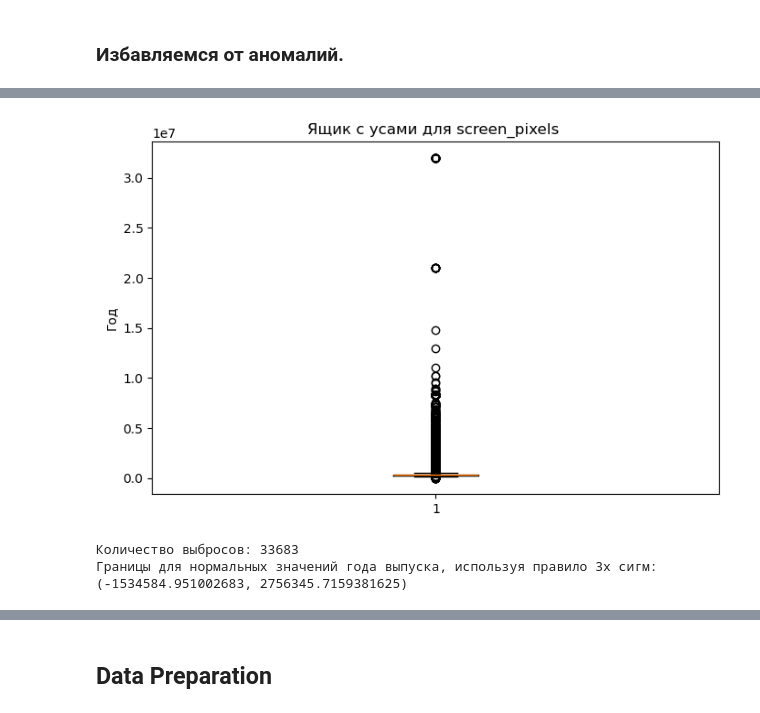
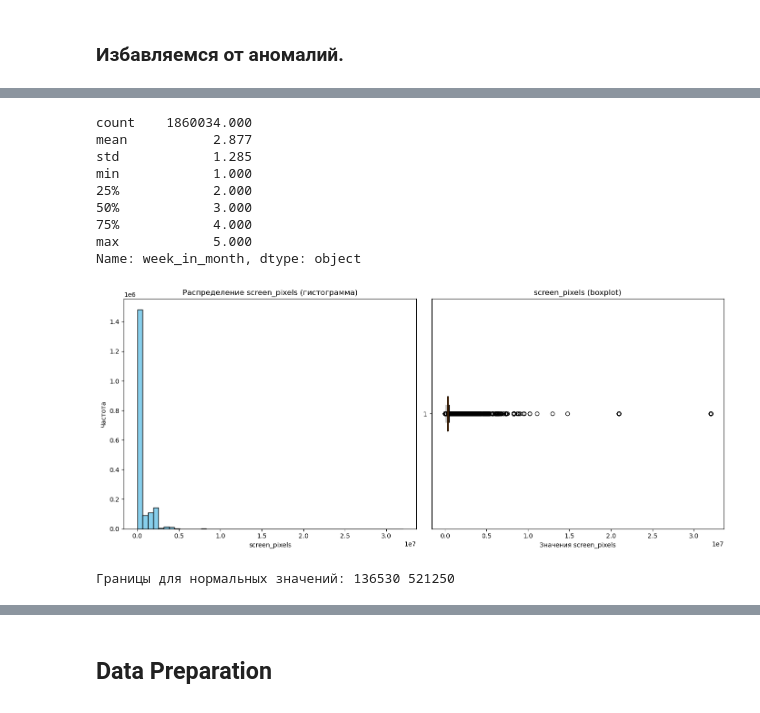
Before and after one commit to alexbykovchenko/FinalWork, a Jupyter notebook: Final_works.ipynb, the cells around one changed output, grey strips where cells are left out. Saved outputs shown, nothing was run; the diff lists cells and outputs as text; code cells hidden in the pictures.

```diff
--- a/Final_works.ipynb
+++ b/Final_works.ipynb
@@ -302,0 +348,2 @@ msno.matrix(df_prepared);
+# %%
+brand_os_mapping =filtered_df.groupby('device_brand')['device_os'].first().to_dict()
@@ -302,0 +356,13 @@ msno.matrix(df_prepared);
+# %%
+# Удаляем ненужные/лишние колонки
+
+columns_to_drop = [
+    'session_id',
+    'client_id',
+    'visit_date',
+    'visit_time',
+     'device_screen_resolution',
+     'device_model'
+]
+
+df_prepared.drop(columns_to_drop, axis=1, inplace=True)
@@ -303,6 +395,4 @@ msno.matrix(df_prepared);
 # %%
-df_prepared['device_model'] = df_prepared['device_model'].fillna('other')
-
 
 # Сохраним в переменную numerical имена всех числовых признаков нашего датасета
 numerical = df_prepared.select_dtypes(include=['int64', 'float64']).columns
@@ -357,5 +431,2 @@ df_prepared.to_csv('data/df_prepared.csv', index=False)
 # %% [markdown]
 ### Избавляемся от аномалий.
-# %%
-df_prepared = pd.read_csv('data/df_prepared.csv', low_memory=False)
-df_prepared.shape
@@ -405,0 +560,12 @@ from matplotlib.ticker import FormatStrFormatter
+# %%
+df_prepared['week_in_month'].describe().apply(lambda x: f'{x:0.3f}')
+# %% [output]
+count    1860034.000
+mean           2.877
+std            1.285
+min            1.000
+25%            2.000
+50%            3.000
+75%            4.000
+max            5.000
+Name: week_in_month, dtype: object
@@ -406,7 +574,23 @@ from matplotlib.ticker import FormatStrFormatter
 # %%
-plt.figure(figsize=(8, 5))
-plt.boxplot(df_prepared.screen_pixels)
-plt.ylabel('Год')
-plt.title('Ящик с усами для screen_pixels ');
+# Построение гистограммы и ящика с усами для screen_pixels
+
+# Визуализация
+plt.figure(figsize=(14, 6))
+
+# Гистограмма
+plt.subplot(1, 2, 1)
+plt.hist(df_prepared['screen_pixels'], bins=50, color='skyblue', edgecolor='black')
+plt.title('Распределение screen_pixels (гистограмма)')
+plt.xlabel('screen_pixels')
+plt.ylabel('Частота')
+
+# Ящик с усами
+plt.subplot(1, 2, 2)
+plt.boxplot(df_prepared['screen_pixels'], vert=False)
+plt.title('screen_pixels (boxplot)')
+plt.xlabel('Значения screen_pixels')
+
+plt.tight_layout()
+plt.show()
 # %% [output]
-[figure, old version]
+[figure, new version]
@@ -420,8 +621,9 @@ def calculate_outliers_3sigma(data):
 # %%
-boundaries = calculate_outliers_3sigma(df_prepared.screen_pixels)
-is_outlier_screen_pixels = (df_prepared['screen_pixels'] < boundaries[0]) | (df_prepared['screen_pixels'] > boundaries[1])
-print("Количество выбросов:", is_outlier_screen_pixels.sum())
-print("Границы для нормальных значений года выпуска, используя правило 3х сигм:", boundaries)
+# Получаем границы
+lower, upper = get_iqr_bounds(df_prepared['screen_pixels'])
+
+print("Границы для нормальных значений:", lower, upper)
+
+df_prepared['screen_pixels'] = df_prepared['screen_pixels'].clip(lower=lower, upper=upper)
 # %% [output]
-Количество выбросов: 33683
-Границы для нормальных значений года выпуска, используя правило 3х сигм: (-1534584.951002683, 2756345.7159381625)
+Границы для нормальных значений: 136530 521250
```
Also changed, not shown: parts of 54 cells of this notebook.
